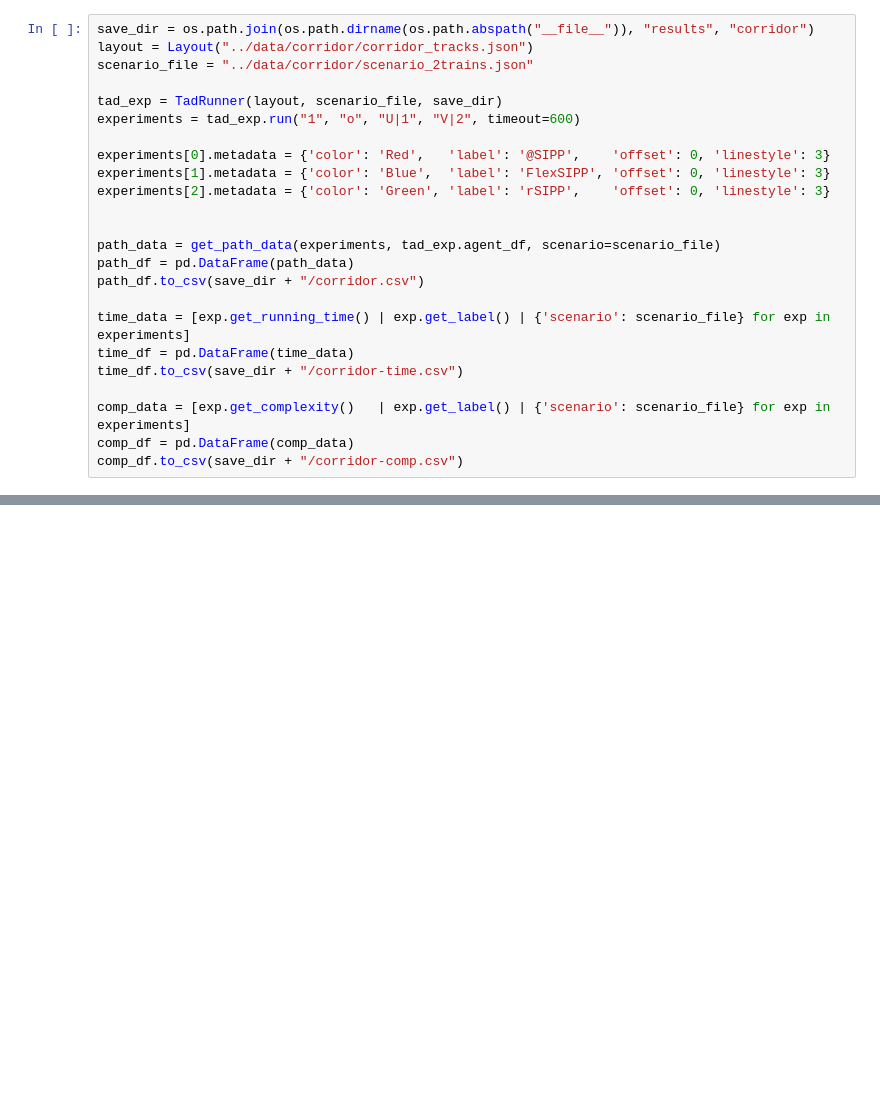
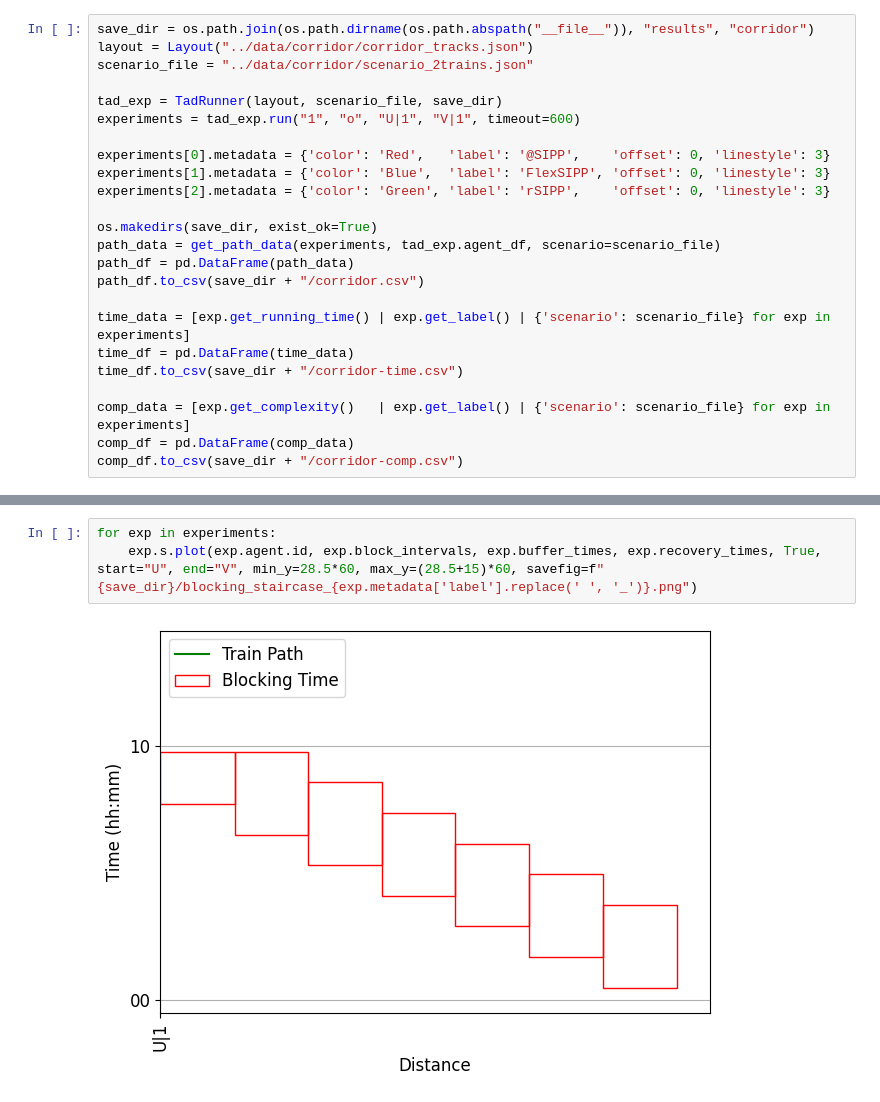
Before and after one commit to EricKemmeren/FlexSIPP, a Jupyter notebook: experiments/corridor.ipynb, the cells around one changed output, grey strips where cells are left out. Drawn from its saved outputs; the diff is of its cells as text; blank space fills up the shorter version.

```diff
--- a/experiments/corridor.ipynb
+++ b/experiments/corridor.ipynb
@@ -33,13 +36,13 @@ layout = Layout("../data/corridor/corridor_tracks.json")
 scenario_file = "../data/corridor/scenario_2trains.json"
 
 tad_exp = TadRunner(layout, scenario_file, save_dir)
-experiments = tad_exp.run("1", "o", "U|1", "V|2", timeout=600)
+experiments = tad_exp.run("1", "o", "U|1", "V|1", timeout=600)
 
 experiments[0].metadata = {'color': 'Red',   'label': '@SIPP',    'offset': 0, 'linestyle': 3}
 experiments[1].metadata = {'color': 'Blue',  'label': 'FlexSIPP', 'offset': 0, 'linestyle': 3}
 experiments[2].metadata = {'color': 'Green', 'label': 'rSIPP',    'offset': 0, 'linestyle': 3}
 
-
+os.makedirs(save_dir, exist_ok=True)
 path_data = get_path_data(experiments, tad_exp.agent_df, scenario=scenario_file)
 path_df = pd.DataFrame(path_data)
 path_df.to_csv(save_dir + "/corridor.csv")
@@ -53,0 +115,5 @@ comp_df.to_csv(save_dir + "/corridor-comp.csv")
+# %%
+for exp in experiments:
+    exp.s.plot(exp.agent.id, exp.block_intervals, exp.buffer_times, exp.recovery_times, True, start="U", end="V", min_y=28.5*60, max_y=(28.5+15)*60, savefig=f"{save_dir}/blocking_staircase_{exp.metadata['label'].replace(' ', '_')}.png")
+# %% [output]
+[figure, added]
```
Also changed, not shown: parts of 3 cells of this notebook, 5 other files.
